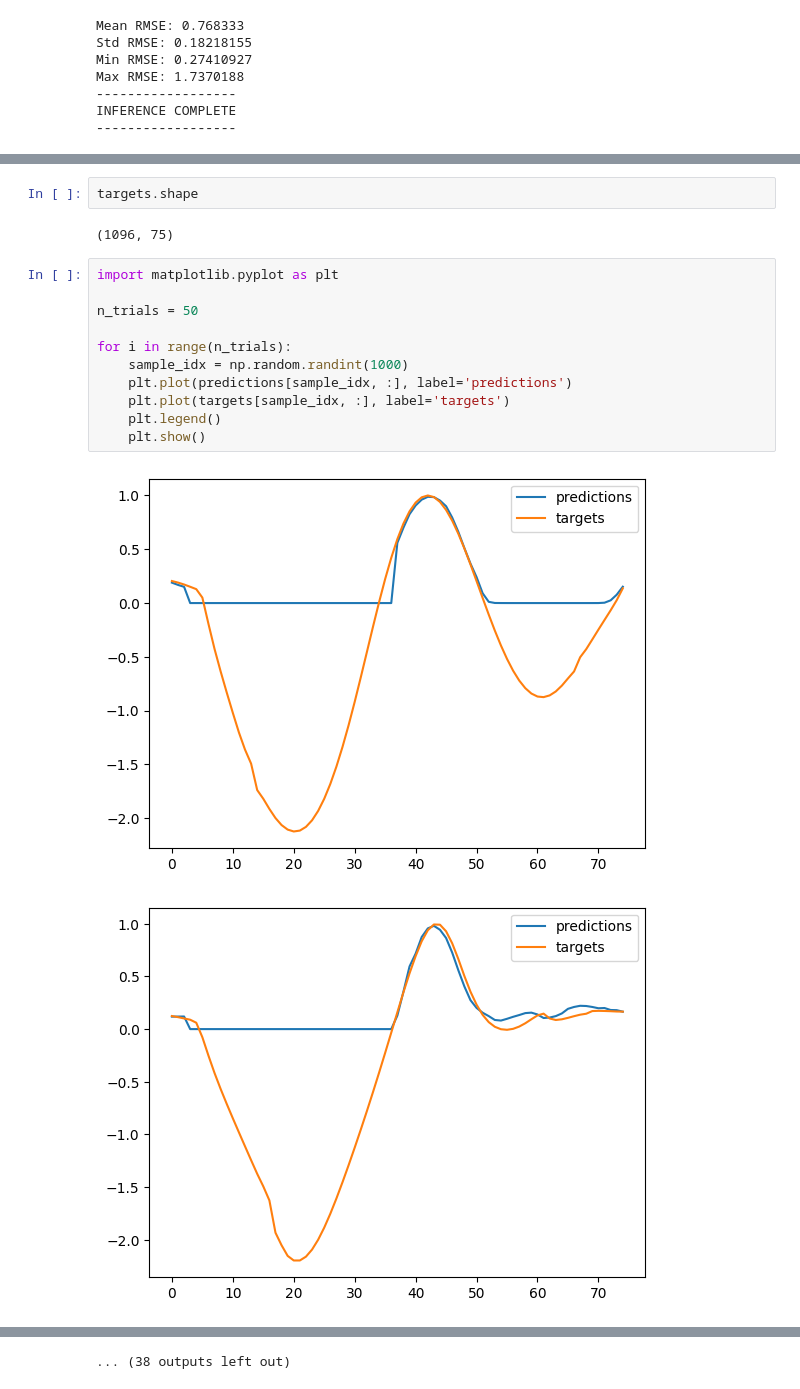
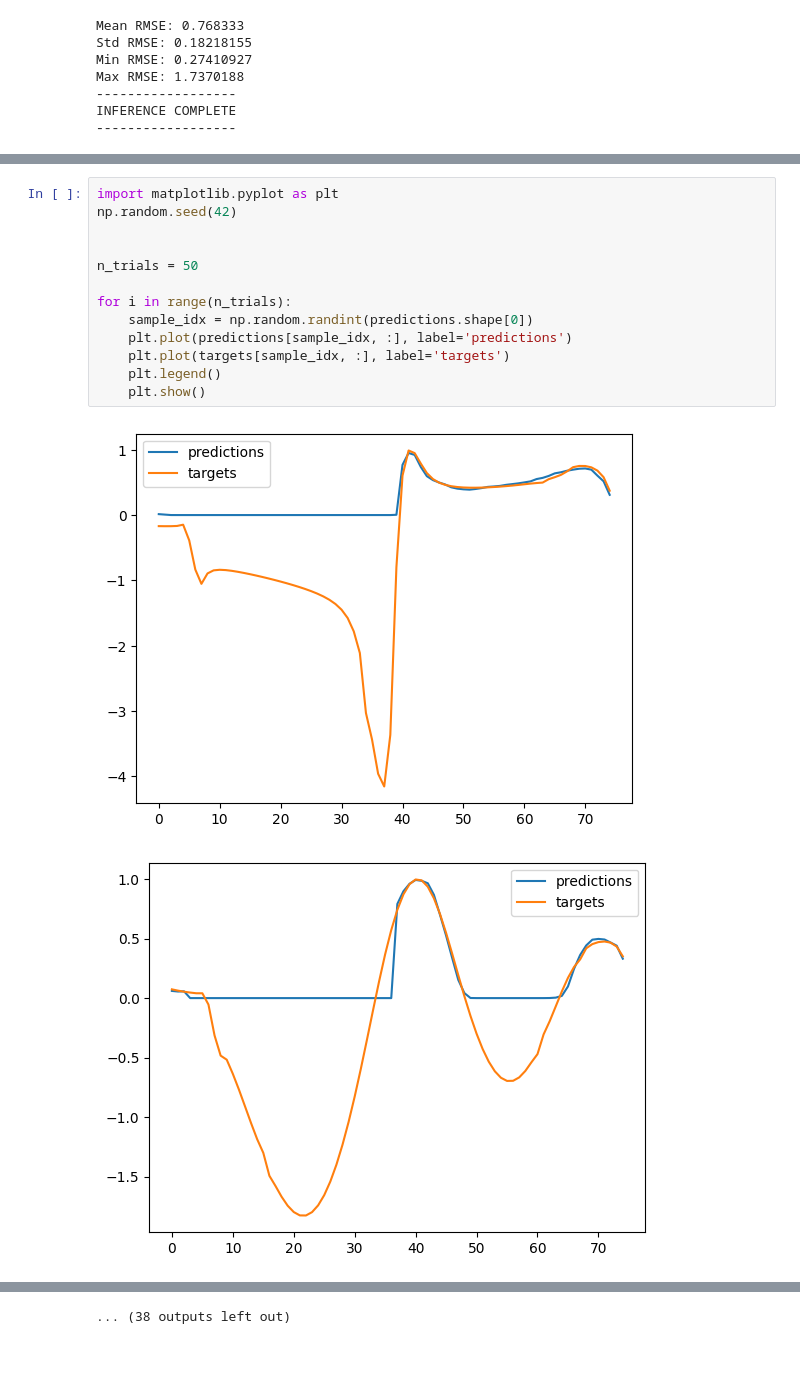
Before and after one commit to lukagrbcic/DLPhotonicSurfaces, a Jupyter notebook: TNN/test_airfoil_predictions.ipynb, the cells around one changed output, grey strips where cells are left out. Saved outputs shown, nothing was run; the diff lists cells and outputs as text; blank space fills up the shorter version.

```diff
--- a/TNN/test_airfoil_predictions.ipynb
+++ b/TNN/test_airfoil_predictions.ipynb
@@ -49,18 +45,16 @@ predictions.shape
-# %%
-targets.shape
-# %% [output]
-(1096, 75)
 # %%
 import matplotlib.pyplot as plt
+np.random.seed(42)
+
 
 n_trials = 50
 
 for i in range(n_trials):
-    sample_idx = np.random.randint(1000)
+    sample_idx = np.random.randint(predictions.shape[0])
     plt.plot(predictions[sample_idx, :], label='predictions')
     plt.plot(targets[sample_idx, :], label='targets')
     plt.legend()
     plt.show()
 # %% [output]
-[figure, old version]
+[figure, new version]
-[figure, old version]
+[figure, new version]
```
Also changed, not shown: parts of 5 cells of this notebook, 2 other files.
